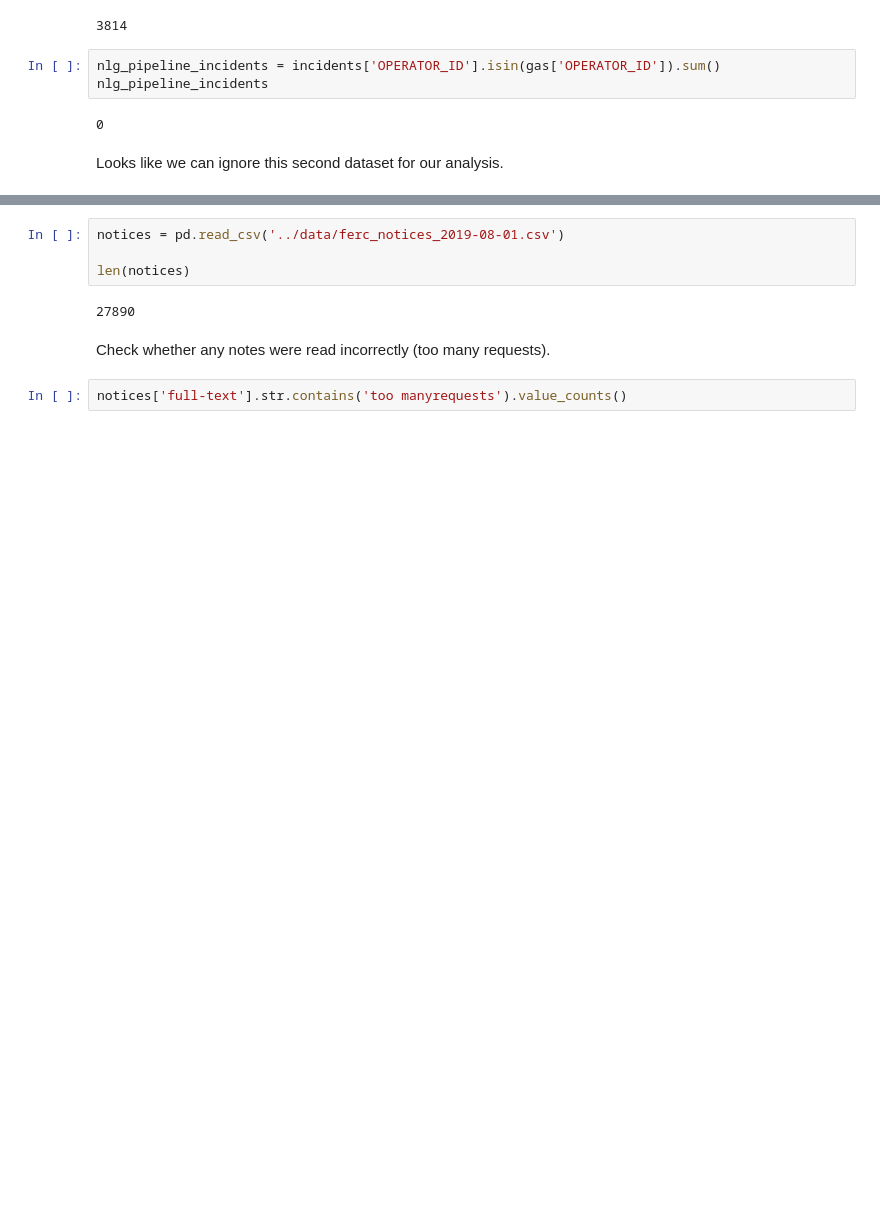
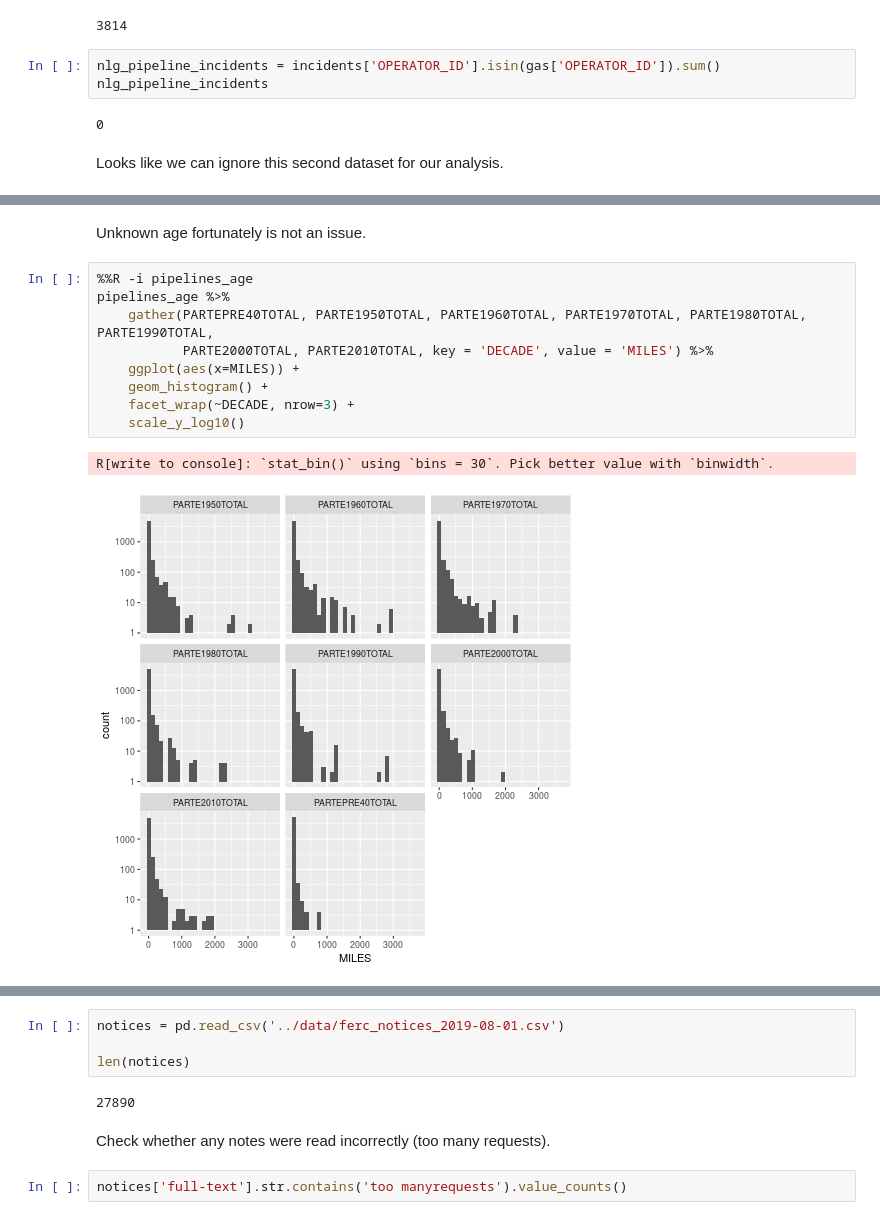
Before and after one commit to julianbarg/oil_industry, a Jupyter notebook: workbooks/2py_data_exploration.ipynb, the cells around one changed output, grey strips where cells are left out. Drawn from its saved outputs; the diff is of its cells as text; blank space fills up the shorter version.

```diff
--- a/workbooks/2py_data_exploration.ipynb
+++ b/workbooks/2py_data_exploration.ipynb
@@ -243,0 +274,14 @@ Looks like we can ignore this second dataset for our analysis.
+# %% [markdown]
+Unknown age fortunately is not an issue.
+# %%
+%%R -i pipelines_age
+pipelines_age %>%
+    gather(PARTEPRE40TOTAL, PARTE1950TOTAL, PARTE1960TOTAL, PARTE1970TOTAL, PARTE1980TOTAL, PARTE1990TOTAL,
+           PARTE2000TOTAL, PARTE2010TOTAL, key = 'DECADE', value = 'MILES') %>%
+    ggplot(aes(x=MILES)) +
+    geom_histogram() +
+    facet_wrap(~DECADE, nrow=3) +
+    scale_y_log10()
+# %% [output]
+R[write to console]: `stat_bin()` using `bins = 30`. Pick better value with `binwidth`.
+[figure, added]
```
Also changed, not shown: parts of 15 cells of this notebook.
